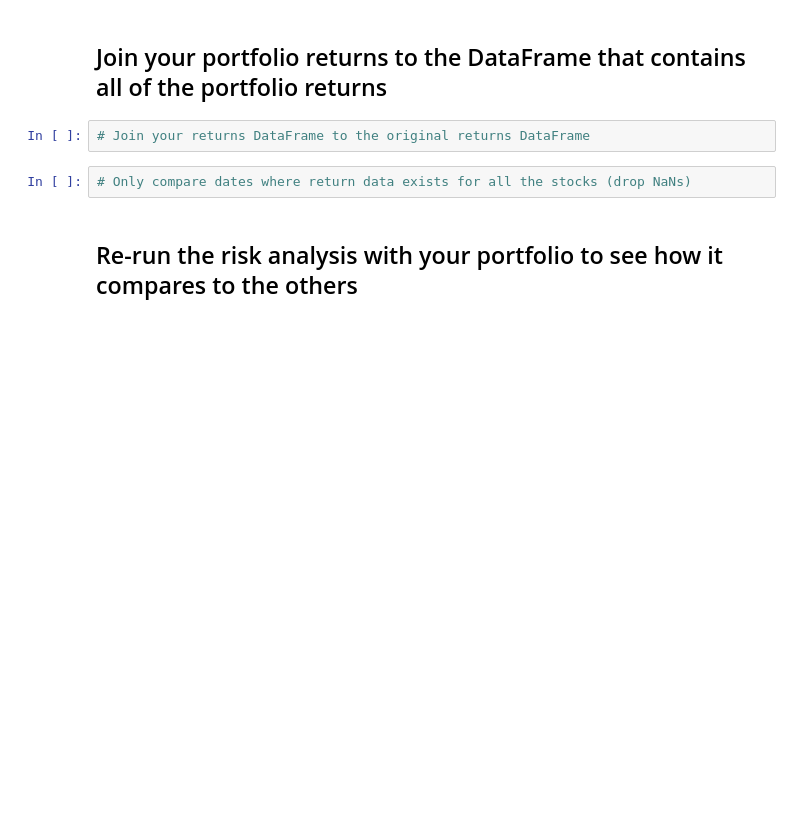
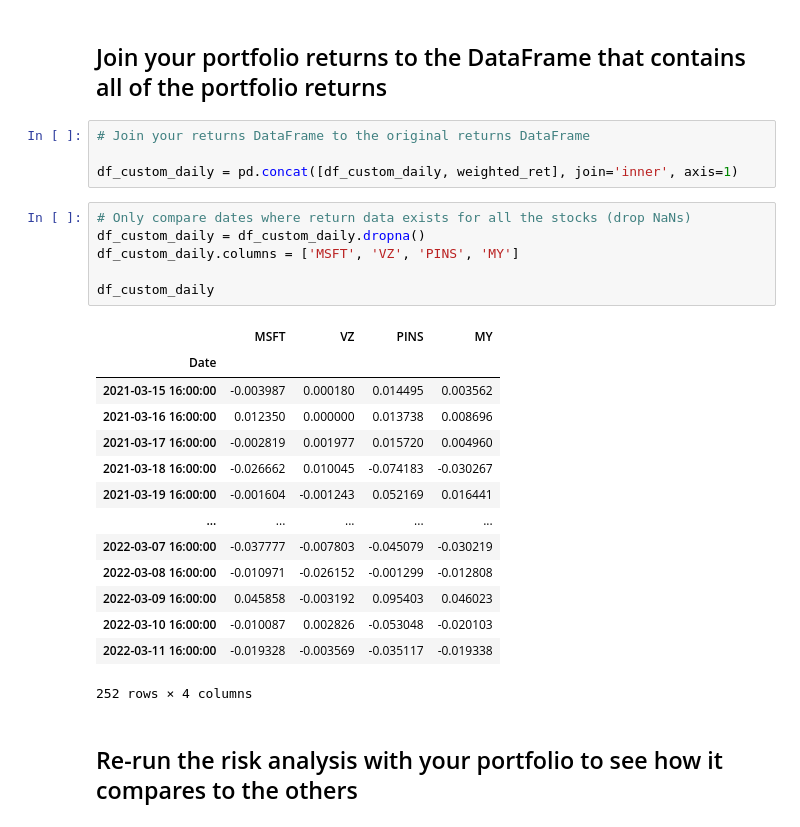
Before and after one commit to bkamalnivas/pandas-homework-1, a Jupyter notebook: whale_analysis.ipynb, the cells around one changed output. Saved outputs shown, nothing was run; the diff lists cells and outputs as text; blank space fills up the shorter version.

```diff
--- a/whale_analysis.ipynb
+++ b/whale_analysis.ipynb
@@ -513,8 +513,29 @@ Length: 252, dtype: float64
 ## Join your portfolio returns to the DataFrame that contains all of the portfolio returns
 # %%
 # Join your returns DataFrame to the original returns DataFrame
+
+df_custom_daily = pd.concat([df_custom_daily, weighted_ret], join='inner', axis=1)
 # %%
 # Only compare dates where return data exists for all the stocks (drop NaNs)
+df_custom_daily = df_custom_daily.dropna()
+df_custom_daily.columns = ['MSFT', 'VZ', 'PINS', 'MY']
+
+df_custom_daily
+# %% [output]
+|  | MSFT | VZ | PINS | MY |
+| Date |  |  |  |  |
+| 2021-03-15 16:00:00 | -0.003987 | 0.000180 | 0.014495 | 0.003562 |
+| 2021-03-16 16:00:00 | 0.012350 | 0.000000 | 0.013738 | 0.008696 |
+| 2021-03-17 16:00:00 | -0.002819 | 0.001977 | 0.015720 | 0.004960 |
+| 2021-03-18 16:00:00 | -0.026662 | 0.010045 | -0.074183 | -0.030267 |
+| 2021-03-19 16:00:00 | -0.001604 | -0.001243 | 0.052169 | 0.016441 |
+| ... | ... | ... | ... | ... |
+| 2022-03-07 16:00:00 | -0.037777 | -0.007803 | -0.045079 | -0.030219 |
+| 2022-03-08 16:00:00 | -0.010971 | -0.026152 | -0.001299 | -0.012808 |
+| 2022-03-09 16:00:00 | 0.045858 | -0.003192 | 0.095403 | 0.046023 |
+| 2022-03-10 16:00:00 | -0.010087 | 0.002826 | -0.053048 | -0.020103 |
+| 2022-03-11 16:00:00 | -0.019328 | -0.003569 | -0.035117 | -0.019338 |
+252 rows × 4 columns
 # %% [markdown]
 ## Re-run the risk analysis with your portfolio to see how it compares to the others
 # %% [markdown]
```
Also changed, not shown: parts of 4 cells of this notebook.
